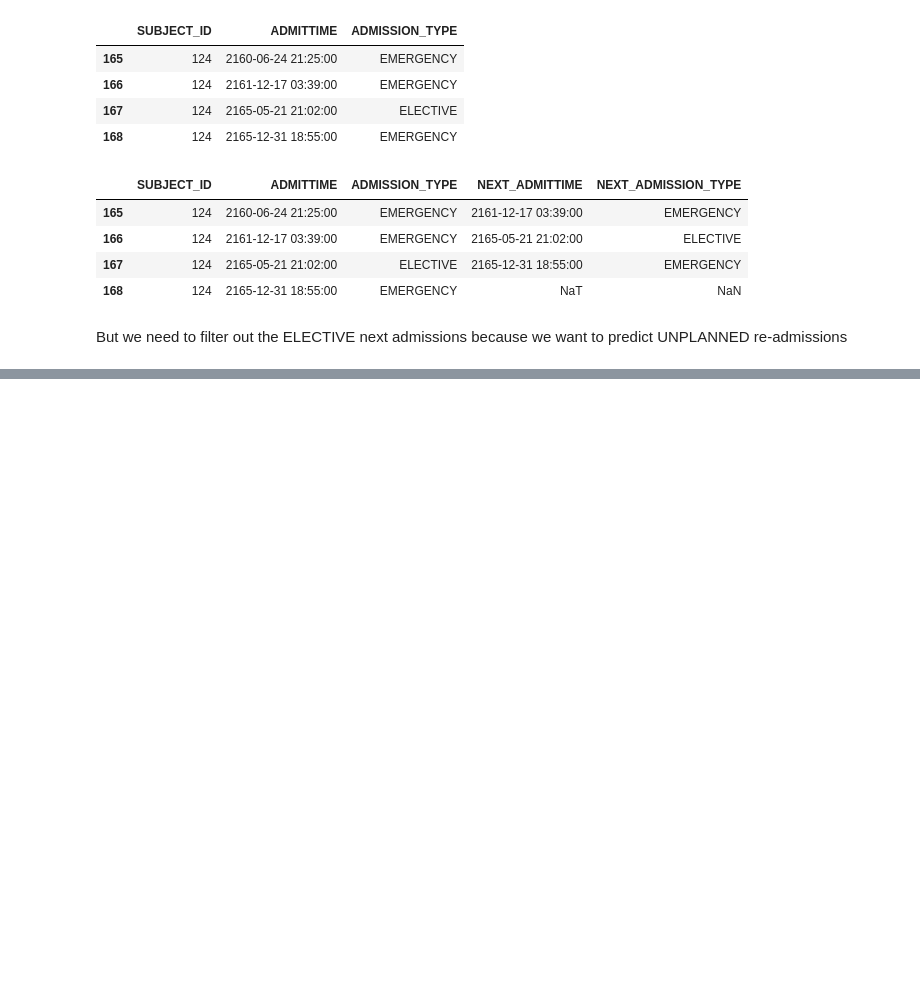
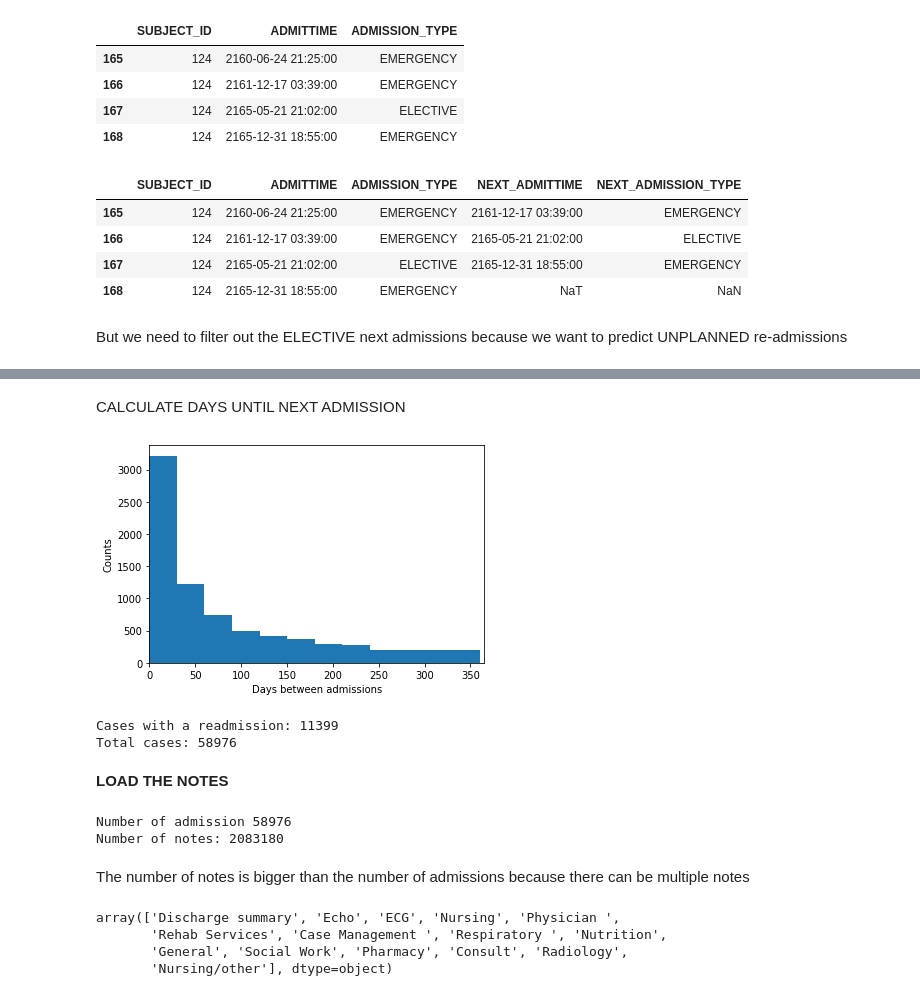
Before and after one commit to thuytrangnugget/Deep-EHR-learning-and-prediction, a Jupyter notebook: work.ipynb, the cells around one changed output, grey strips where cells are left out. Drawn from its saved outputs; the diff is of its cells as text; code cells hidden in the pictures; blank space fills up the shorter version.

```diff
--- a/work.ipynb
+++ b/work.ipynb
@@ -81,3 +83,7 @@ admissions.loc[admissions.SUBJECT_ID == 124,['SUBJECT_ID','ADMITTIME','ADMISSION
 | 168 | 124 | 2165-12-31 18:55:00 | EMERGENCY | NaT | NaN |
 # %% [markdown]
 But we need to filter out the ELECTIVE next admissions because we want to predict UNPLANNED re-admissions
+# %%
+rows = admissions.NEXT_ADMISSION_TYPE == 'ELECTIVE'
+admissions.loc[rows,'NEXT_ADMITTIME'] = pd.NaT
+admissions.loc[rows,'NEXT_ADMISSION_TYPE'] = np.NaN
@@ -83,0 +99,7 @@ But we need to filter out the ELECTIVE next admissions because we want to predic
+# %%
+# sort by subject_ID and admission date
+# it is safer to sort right before the fill incase something changed the order above
+admissions = admissions.sort_values(['SUBJECT_ID','ADMITTIME'])
+
+# back fill (this will take a little while)
+admissions[['NEXT_ADMITTIME','NEXT_ADMISSION_TYPE']] = admissions.groupby(['SUBJECT_ID'])[['NEXT_ADMITTIME','NEXT_ADMISSION_TYPE']].fillna(method = 'bfill')
@@ -83,0 +115,23 @@ But we need to filter out the ELECTIVE next admissions because we want to predic
+# %% [markdown]
+CALCULATE DAYS UNTIL NEXT ADMISSION
+# %%
+# calculate the number of days between discharge and next admission
+admissions['DAYS_NEXT_ADMIT']=  (admissions.NEXT_ADMITTIME - admissions.DISCHTIME).dt.total_seconds()/(24*60*60)
+# %%
+# plot a histogram of days between readmissions if they exist
+# this only works for non-null values so you have to filter
+plt.hist(admissions.loc[~admissions.DAYS_NEXT_ADMIT.isnull(),'DAYS_NEXT_ADMIT'], bins =range(0,365,30))
+plt.xlim([0,365])
+plt.xlabel('Days between admissions')
+plt.ylabel('Counts')
+plt.show()
+# %% [output]
+[figure, added]
+# %%
+print('Cases with a readmission:', (~admissions.DAYS_NEXT_ADMIT.isnull()).sum())
+print('Total cases:', len(admissions))
+# %% [output]
+Cases with a readmission: 11399
+Total cases: 58976
+# %% [markdown]
+**LOAD THE NOTES**
@@ -83,0 +140,15 @@ But we need to filter out the ELECTIVE next admissions because we want to predic
+# %%
+print('Number of admission', len(admissions))
+print('Number of notes:',len(notes))
+# %% [output]
+Number of admission 58976
+Number of notes: 2083180
+# %% [markdown]
+The number of notes is bigger than the number of admissions because there can be multiple notes
+# %%
+notes.CATEGORY.unique()
+# %% [output]
+array(['Discharge summary', 'Echo', 'ECG', 'Nursing', 'Physician ',
+       'Rehab Services', 'Case Management ', 'Respiratory ', 'Nutrition',
+       'General', 'Social Work', 'Pharmacy', 'Consult', 'Radiology',
+       'Nursing/other'], dtype=object)
```
Also changed, not shown: parts of 16 cells of this notebook.
